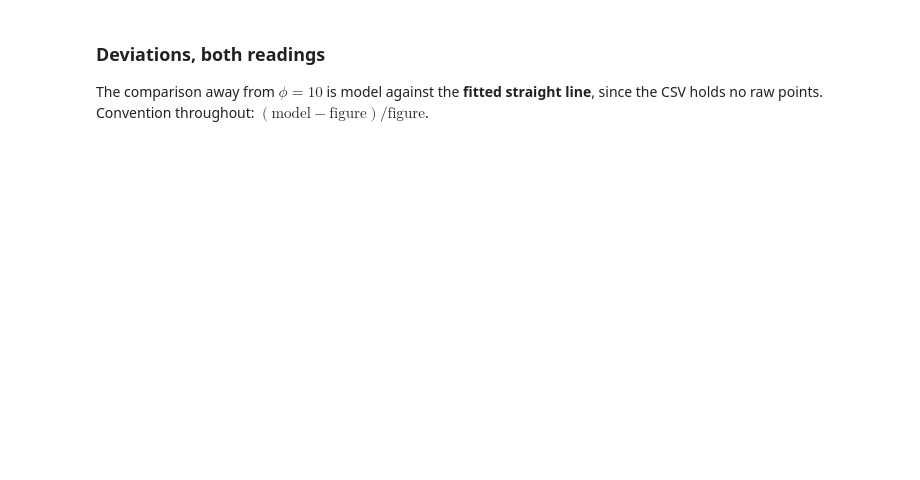
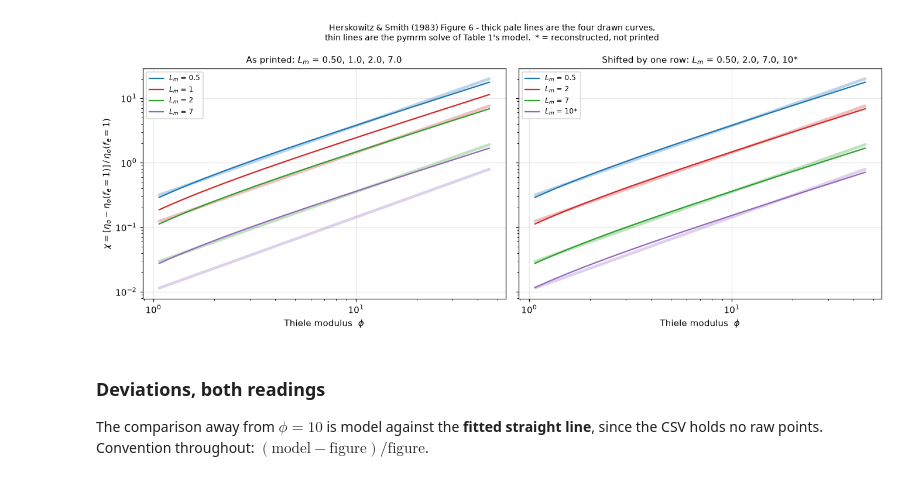
Before and after one commit to computational-chemical-engineering/pymrm-gallery, a Jupyter notebook: pages/G1.8-trickle-bed-partial-wetting/index.ipynb, the cells around one changed output. Cells and saved outputs as stored; diff of their text form; code cells hidden in the pictures; blank space fills up the shorter version.

```diff
--- a/pages/G1.8-trickle-bed-partial-wetting/index.ipynb
+++ b/pages/G1.8-trickle-bed-partial-wetting/index.ipynb
@@ -800,0 +673,19 @@ plt.show()
+# %%
+L_tol, sens = POS["L_tol_pct"], POS["sens"]
+lines = [f"Bracket upper end, f_e = 1 at L_m = {PAPER.L_full_wetting():.2f}",
+         "Reconstructing L_m from each drawn curve's position at phi = 10",
+         "  curve  legend   reconstructed   shifted reading   diff     digitisation tol.  is it a test?"]
+for i in range(4):
+    is_test = "yes - vs a PRINTED value" if i < 3 else "no  - vs a rounded reconstruction"
+    lines.append(f"  {i+1:<6} {L_LEGEND[i]:<8.2f} {L_rec[i]:<15.4f} {L_SHIFT[i]:<17.2f} "
+                 f"{POS['L_rec_reldiff_pct'][i]:+6.1f} %  +/- {L_tol[i]:4.1f} %          {is_test}")
+lines += ["",
+          "  (tolerance = the fit's own rms residual, "
+          f"{RMS_FIT.min():.3f}-{RMS_FIT.max():.3f} decades = "
+          f"{CHI_ERR_PCT.min():.1f}-{CHI_ERR_PCT.max():.1f} % in chi,",
+          "   propagated through d log chi / d log L_m = "
+          f"{sens[0]:.2f}, {sens[1]:.2f}, {sens[2]:.2f}, {sens[3]:.2f})",
+          "",
+          "  Curve 4 carries no printed L_m, so its row compares the reconstruction with the",
+          "  round number this page adopts for it. That is a rounding residual, not evidence."]
+print("\n".join(lines))
@@ -801,3 +775,28 @@ plt.show()
+# %%
+chi_num_shift = {L: np.array([sph.chi(p, L) for p in PHI]) for L in L_SHIFT}
+chi_num_print = {L: np.array([sph.chi(p, L) for p in PHI]) for L in L_LEGEND}
+
+fig, axes = plt.subplots(1, 2, figsize=(12.4, 5.0), sharey=True)
+for ax, (title, curves, labels) in zip(
+        axes,
+        [("As printed: $L_m$ = 0.50, 1.0, 2.0, 7.0", chi_num_print, L_LEGEND),
+         ("Shifted by one row: $L_m$ = 0.50, 2.0, 7.0, 10*", chi_num_shift, L_SHIFT)]):
+    for i in range(4):
+        ax.loglog(PHI, line_chi(PHI, i), color=COL[i], lw=3.2, alpha=0.30, solid_capstyle="round")
+    for i, L in enumerate(labels):
+        ax.loglog(PHI, curves[L], color=COL[i], lw=1.5,
+                  label=rf"$L_m$ = {L:g}" + ("*" if L == 10.0 else ""))
+    ax.set_xlabel(r"Thiele modulus  $\phi$")
+    ax.set_title(title, fontsize=10)
+    ax.legend(fontsize=8, loc="upper left")
+axes[0].set_ylabel(r"$\chi = [\eta_o - \eta_o(f_e{=}1)]\,/\,\eta_o(f_e{=}1)$")
+fig.suptitle("Herskowitz & Smith (1983) Figure 6 - thick pale lines are the four drawn curves,\n"
+             "thin lines are the pymrm solve of Table 1's model.  * = reconstructed, not printed",
+             fontsize=9)
+fig.tight_layout()
+plt.show()
+# %% [output]
+[figure, added]
 # %% [markdown]
 ### Deviations, both readings
 
```
Also changed, not shown: parts of 125 cells of this notebook, 10 other files.
